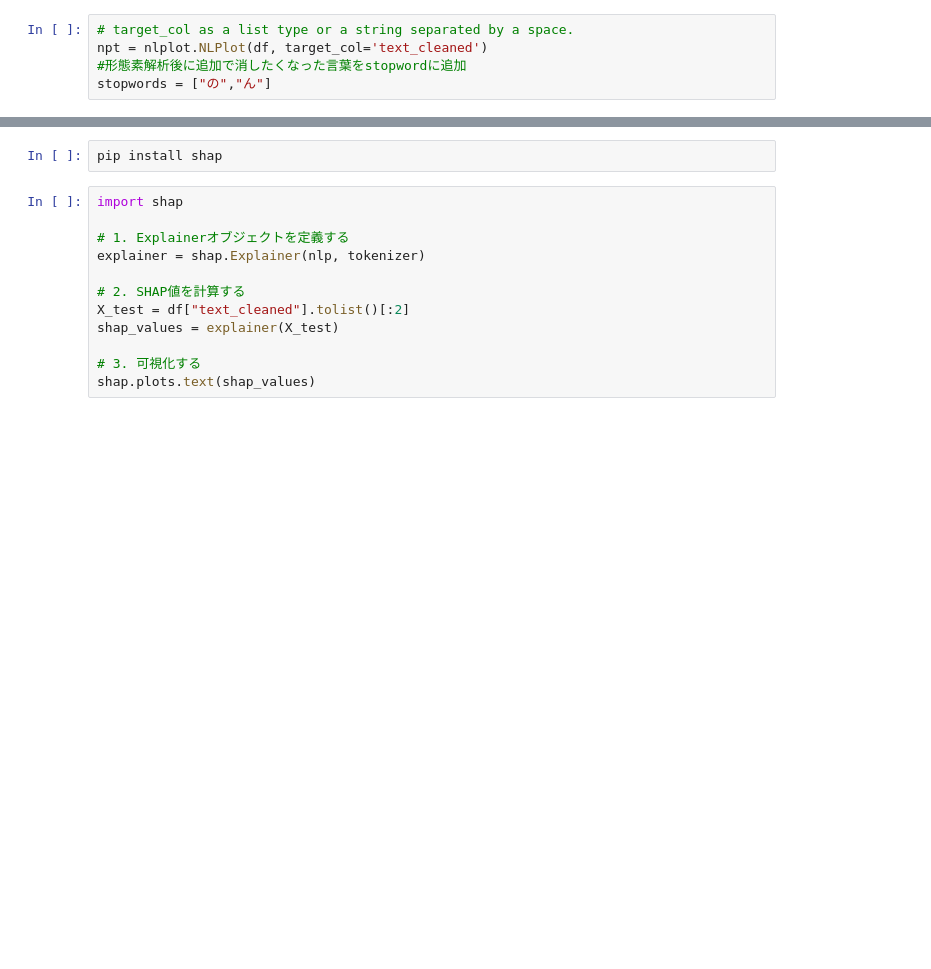
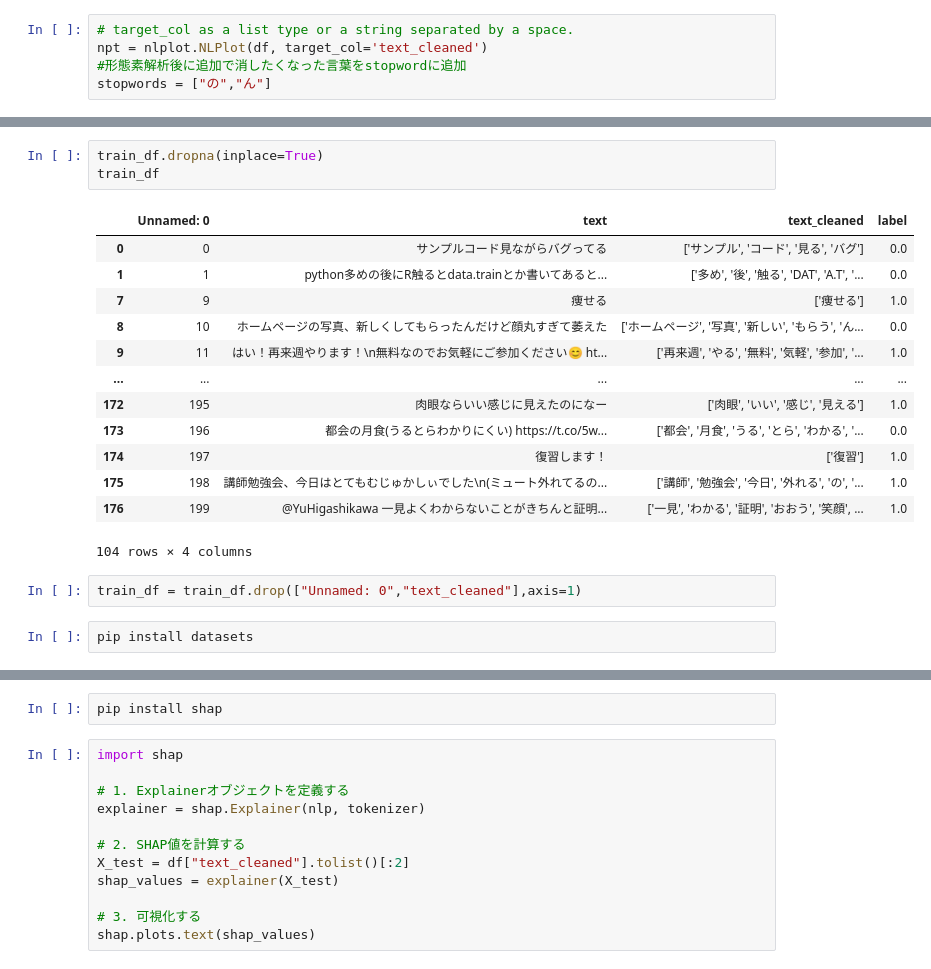
Before and after one commit to 96msnbykym/BERT_sentiment_tweet, a Jupyter notebook: Tweet.ipynb, the cells around one changed output, grey strips where cells are left out. Cells and saved outputs as stored; diff of their text form; blank space fills up the shorter version.

```diff
--- a/Tweet.ipynb
+++ b/Tweet.ipynb
@@ -85,0 +166,21 @@ You should probably TRAIN this model on a down-stream task to be able to use it
+# %%
+train_df.dropna(inplace=True)
+train_df
+# %% [output]
+|  | Unnamed: 0 | text | text_cleaned | label |
+| 0 | 0 | サンプルコード見ながらバグってる | ['サンプル', 'コード', '見る', 'バグ'] | 0.0 |
+| 1 | 1 | python多めの後にR触るとdata.trainとか書いてあると... | ['多め', '後', '触る', 'DAT', 'A.T', '... | 0.0 |
+| 7 | 9 | 痩せる | ['痩せる'] | 1.0 |
+| 8 | 10 | ホームページの写真、新しくしてもらったんだけど顔丸すぎて萎えた | ['ホームページ', '写真', '新しい', 'もらう', 'ん... | 0.0 |
+| 9 | 11 | はい！再来週やります！\n無料なのでお気軽にご参加ください😊 ht... | ['再来週', 'やる', '無料', '気軽', '参加', '... | 1.0 |
+| ... | ... | ... | ... | ... |
+| 172 | 195 | 肉眼ならいい感じに見えたのになー | ['肉眼', 'いい', '感じ', '見える'] | 1.0 |
+| 173 | 196 | 都会の月食(うるとらわかりにくい) https://t.co/5w... | ['都会', '月食', 'うる', 'とら', 'わかる', '... | 0.0 |
+| 174 | 197 | 復習します！ | ['復習'] | 1.0 |
+| 175 | 198 | 講師勉強会、今日はとてもむじゅかしぃでした\n(ミュート外れてるの... | ['講師', '勉強会', '今日', '外れる', 'の', '... | 1.0 |
+| 176 | 199 | @YuHigashikawa 一見よくわからないことがきちんと証明... | ['一見', 'わかる', '証明', 'おおう', '笑顔', ... | 1.0 |
+104 rows × 4 columns
+# %%
+train_df = train_df.drop(["Unnamed: 0","text_cleaned"],axis=1)
+# %%
+pip install datasets
```
Also changed, not shown: parts of 16 cells of this notebook.
